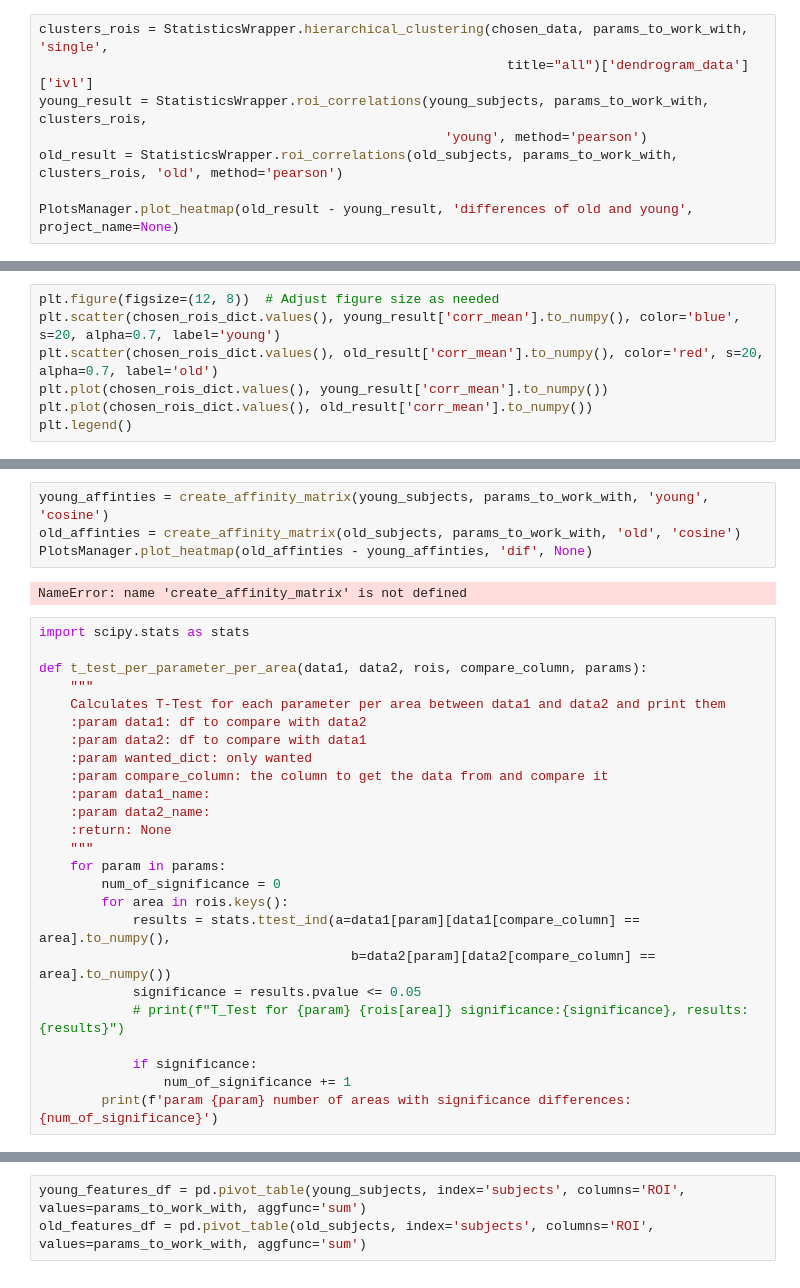
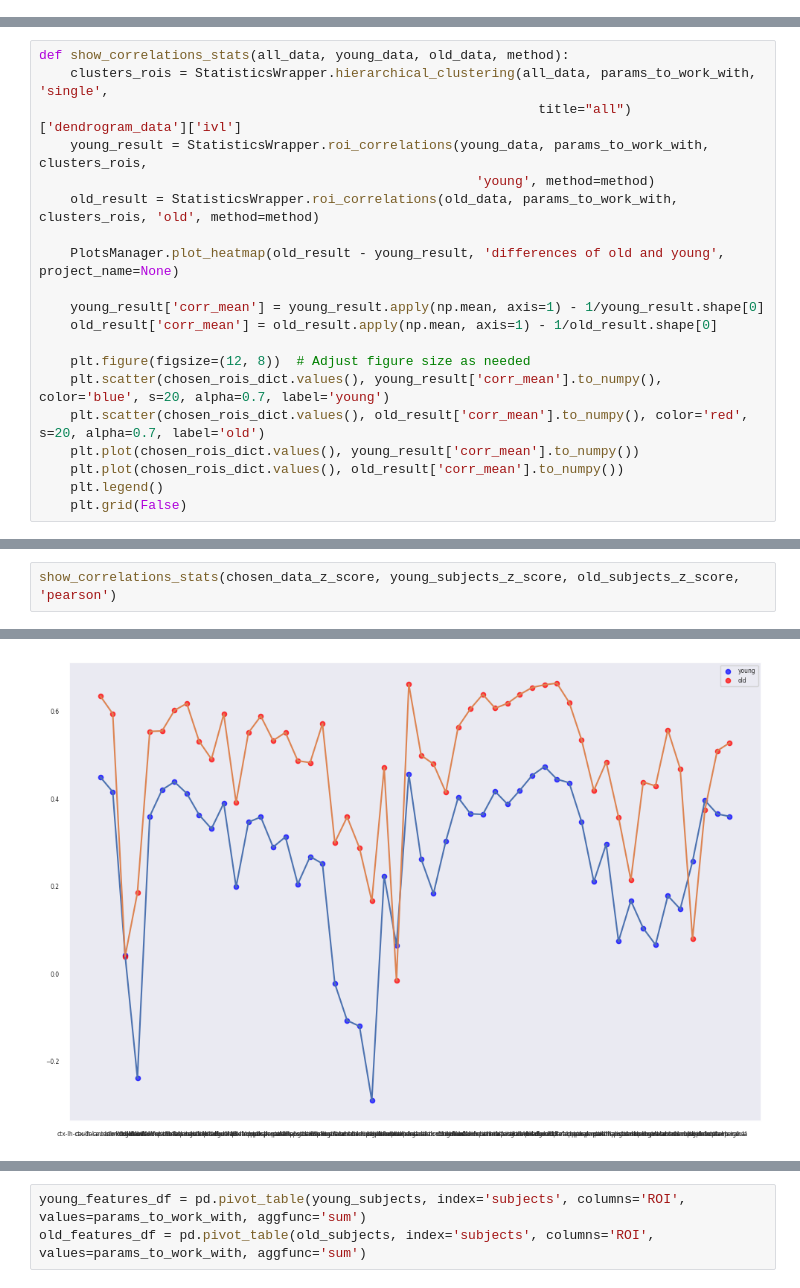
Before and after one commit to NivAm12/qMRI_Analyzer, a Jupyter notebook: analyze_data.ipynb, the cells around one changed output, grey strips where cells are left out. Drawn from its saved outputs; the diff is of its cells as text.

```diff
--- a/analyze_data.ipynb
+++ b/analyze_data.ipynb
@@ -173,8 +68,0 @@ def create_affinity_matrix(data, params, group_name, metric='euclidean'):
-# %%
-clusters_rois = StatisticsWrapper.hierarchical_clustering(chosen_data, params_to_work_with, 'single',
-                                                            title="all")['dendrogram_data']['ivl']
-young_result = StatisticsWrapper.roi_correlations(young_subjects, params_to_work_with, clusters_rois,
-                                                    'young', method='pearson')
-old_result = StatisticsWrapper.roi_correlations(old_subjects, params_to_work_with, clusters_rois, 'old', method='pearson')
-
-PlotsManager.plot_heatmap(old_result - young_result, 'differences of old and young', project_name=None)
@@ -189,7 +71,20 @@ old_result['corr_mean'] = old_result.apply(np.mean, axis=1) - 1/old_result.shape
 # %%
-plt.figure(figsize=(12, 8))  # Adjust figure size as needed
-plt.scatter(chosen_rois_dict.values(), young_result['corr_mean'].to_numpy(), color='blue', s=20, alpha=0.7, label='young')
-plt.scatter(chosen_rois_dict.values(), old_result['corr_mean'].to_numpy(), color='red', s=20, alpha=0.7, label='old')
-plt.plot(chosen_rois_dict.values(), young_result['corr_mean'].to_numpy())
-plt.plot(chosen_rois_dict.values(), old_result['corr_mean'].to_numpy())
-plt.legend()
+def show_correlations_stats(all_data, young_data, old_data, method):
+    clusters_rois = StatisticsWrapper.hierarchical_clustering(all_data, params_to_work_with, 'single',
+                                                                title="all")['dendrogram_data']['ivl']
+    young_result = StatisticsWrapper.roi_correlations(young_data, params_to_work_with, clusters_rois,
+                                                        'young', method=method)
+    old_result = StatisticsWrapper.roi_correlations(old_data, params_to_work_with, clusters_rois, 'old', method=method)
+
+    PlotsManager.plot_heatmap(old_result - young_result, 'differences of old and young', project_name=None)
+
+    young_result['corr_mean'] = young_result.apply(np.mean, axis=1) - 1/young_result.shape[0]
+    old_result['corr_mean'] = old_result.apply(np.mean, axis=1) - 1/old_result.shape[0]
+
+    plt.figure(figsize=(12, 8))  # Adjust figure size as needed
+    plt.scatter(chosen_rois_dict.values(), young_result['corr_mean'].to_numpy(), color='blue', s=20, alpha=0.7, label='young')
+    plt.scatter(chosen_rois_dict.values(), old_result['corr_mean'].to_numpy(), color='red', s=20, alpha=0.7, label='old')
+    plt.plot(chosen_rois_dict.values(), young_result['corr_mean'].to_numpy())
+    plt.plot(chosen_rois_dict.values(), old_result['corr_mean'].to_numpy())
+    plt.legend()
+    plt.grid(False)
@@ -199,31 +91,3 @@ plt.legend()
-# %%
-young_affinties = create_affinity_matrix(young_subjects, params_to_work_with, 'young', 'cosine')
-old_affinties = create_affinity_matrix(old_subjects, params_to_work_with, 'old', 'cosine')
-PlotsManager.plot_heatmap(old_affinties - young_affinties, 'dif', None)
-# %% [output]
-NameError: name 'create_affinity_matrix' is not defined
-# %%
-import scipy.stats as stats
-
-def t_test_per_parameter_per_area(data1, data2, rois, compare_column, params):
-    """
-    Calculates T-Test for each parameter per area between data1 and data2 and print them
-    :param data1: df to compare with data2
-    :param data2: df to compare with data1
-    :param wanted_dict: only wanted
-    :param compare_column: the column to get the data from and compare it
-    :param data1_name:
-    :param data2_name:
-    :return: None
-    """
-    for param in params:
-        num_of_significance = 0
-        for area in rois.keys():
-            results = stats.ttest_ind(a=data1[param][data1[compare_column] == area].to_numpy(),
-                                        b=data2[param][data2[compare_column] == area].to_numpy())
-            significance = results.pvalue <= 0.05
-            # print(f"T_Test for {param} {rois[area]} significance:{significance}, results: {results}")
-
-            if significance:
-                num_of_significance += 1
-        print(f'param {param} number of areas with significance differences: {num_of_significance}')
+# %%
+show_correlations_stats(chosen_data_z_score, young_subjects_z_score, old_subjects_z_score, 'pearson')
+# %% [output]
@@ -229,0 +98 @@ def t_test_per_parameter_per_area(data1, data2, rois, compare_column, params):
+[figure, added]
```
Also changed, not shown: parts of 30 cells of this notebook, 2 other files.
